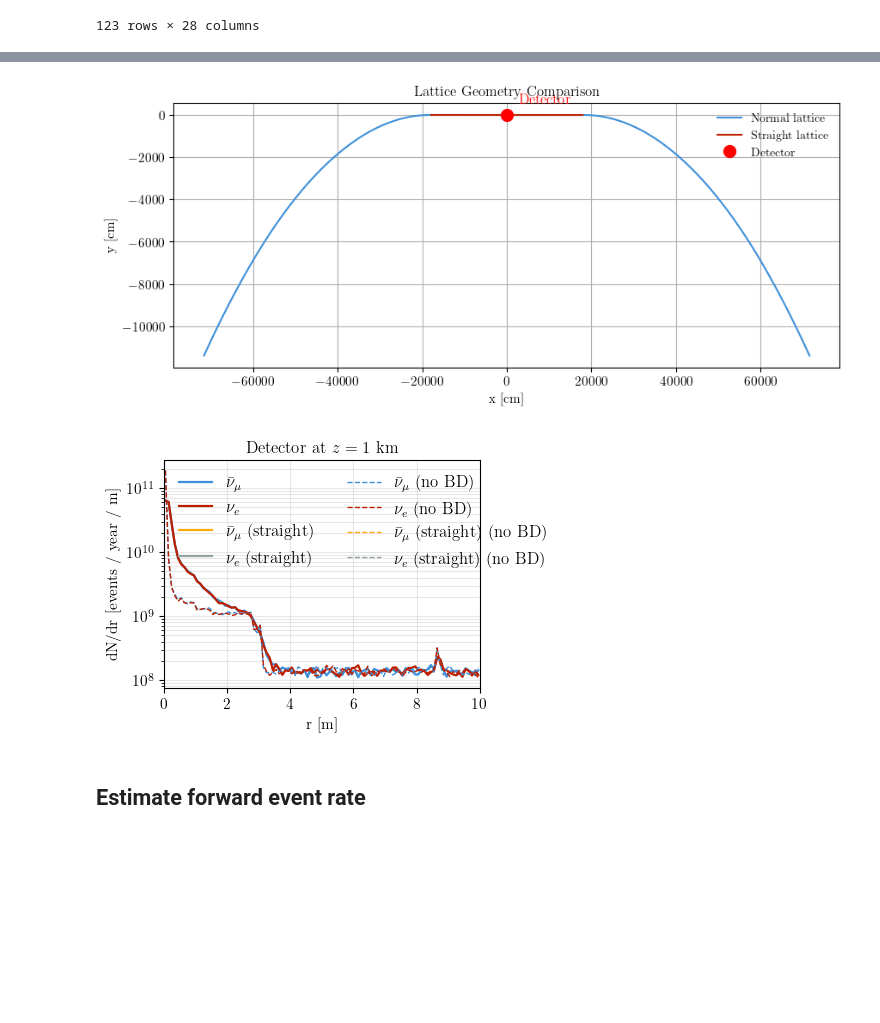
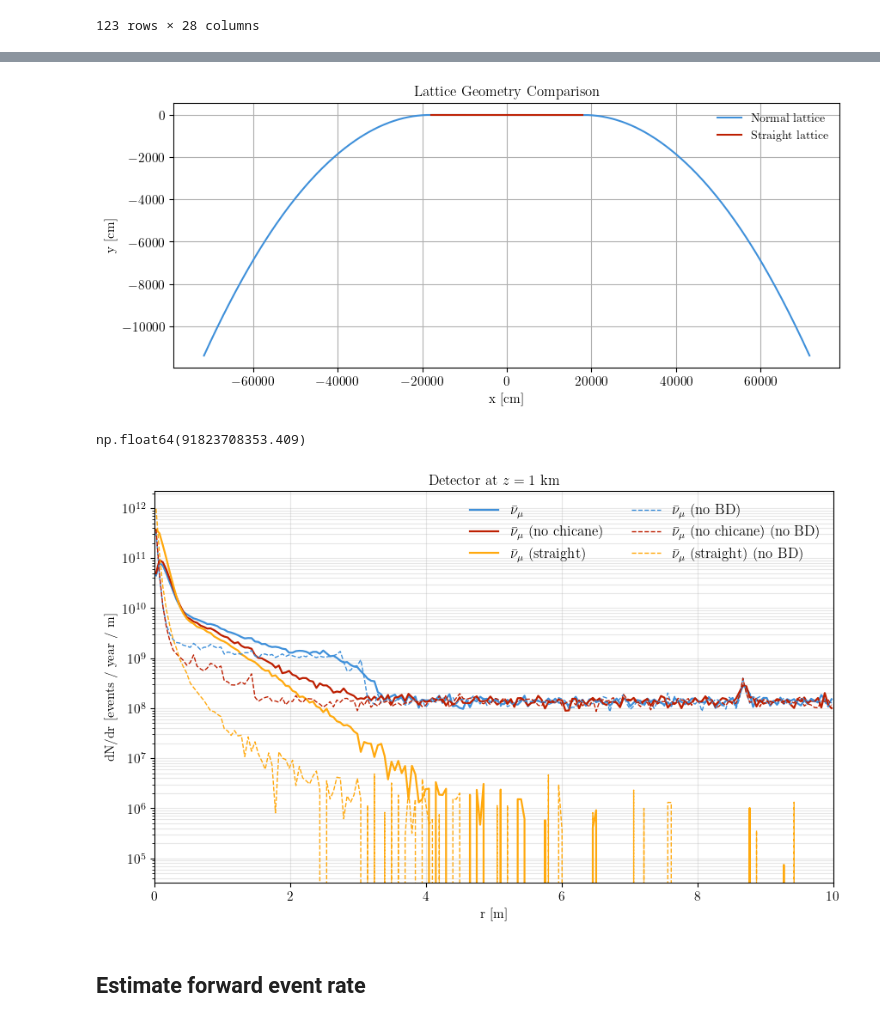
Before and after one commit to jchoi55/MINT, a Jupyter notebook: main_collider_ring_studies.ipynb, the cells around one changed output, grey strips where cells are left out. Cells and saved outputs as stored; diff of their text form; code cells hidden in the pictures; blank space fills up the shorter version.

Commit message:
print out graphs and first attempt at 2D histogram (unfinished)

```diff
--- a/main_collider_ring_studies.ipynb
+++ b/main_collider_ring_studies.ipynb
@@ -231,8 +252,8 @@ rho_g_cm3 = 1.00
 nucleon_column_density = rho_g_cm3 * detector_length_cm / const.m_proton_in_g
 detector_area_cm2 = np.pi * det_radius**2
 
-det_location = np.array([0.0, 0.0, 1e5])  # 1 km downstream
-det_location2 = np.array([0.0, 0.0, -1e5])  # 1 km upstream for mu- decay
+det_location = np.array([0, 0.0, 1e5])  # 1 km downstream
+det_location2 = np.array([0, 0.0, -1e5])  # 1 km upstream for mu- decay
 
 bunches_per_year = (
     ring_lattice.finj
@@ -346,7 +367,7 @@ def get_event_rate_at_annuli_event_based(sim, flavor, det_loc=det_location, r_ed
     dN_dr_per_year_per_m = dN_dr_per_year_per_cm * 100.0
     return dN_dr_per_year_per_m
 # %%
-r_edges = np.linspace(0.0, 10e2, 101)  # cm
+r_edges = np.linspace(0.0, 10e2, 200)  # cm
 dN_dr_per_year_per_m_numubar = get_event_rate_at_annuli_event_based(ring_sims["numubar"], "numubar", r_edges=r_edges)
 dN_dr_per_year_per_m_nue = get_event_rate_at_annuli_event_based(ring_sims["nue"], "nue", r_edges=r_edges)
 dN_dr_per_year_per_m_numubar_noBD = get_event_rate_at_annuli_event_based(ring_sims["numubar_nobd"], "numubar", r_edges=r_edges)
@@ -474,9 +605,9 @@ fig, ax = plt.subplots(figsize=(10, 4))
 ax.plot(ring_lattice.x(u), ring_lattice.y(u), label="Normal lattice")
 ax.plot(new_lattice.x(u), new_lattice.y(u), label="Straight lattice")
 # Mark detector location (projected onto x-y plane)
-if 'det_location' in globals():
-    ax.plot(det_location[0], det_location[1], 'ro', markersize=10, label='Detector')
-    ax.annotate('Detector', (det_location[0], det_location[1]), textcoords="offset points", xytext=(10,10), ha='left', color='red', fontsize=12)
+# if 'det_location' in globals():
+#     ax.plot(det_location[0], det_location[1], 'ro', markersize=10, label='Detector')
+#     ax.annotate('Detector', (det_location[0], det_location[1]), textcoords="offset points", xytext=(10,10), ha='left', color='red', fontsize=12)
 ax.set_xlabel("x [cm]")
 ax.set_ylabel("y [cm]")
 ax.set_title("Lattice Geometry Comparison")
@@ -484,7 +615,7 @@ ax.legend()
 ax.grid(True)
 plt.show()
 # %% [output]
-[figure, old version]
+[figure, new version]
 # %%
 ring_sims_straight = {
     "numubar": MuDecaySimulator(cycles=1e3, muon_polarization=0.0, nuflavor="numubar", direction="right", n_evals=n_evals, beam_dynamics=True),
@@ -499,40 +630,64 @@ for _, sim in ring_sims_straight.items():
+# %%
+ring_sims_no_chicane = {
+    "numubar": MuDecaySimulator(cycles=1e3, muon_polarization=0.0, nuflavor="numubar", direction="right", n_evals=n_evals, beam_dynamics=True),
+    "nue": MuDecaySimulator(cycles=1e3, muon_polarization=0.0, nuflavor="nue", direction="right", n_evals=n_evals, beam_dynamics=True),
+    "numubar_nobd": MuDecaySimulator(cycles=1e3, muon_polarization=0.0, nuflavor="numubar", direction="right", n_evals=n_evals, beam_dynamics=False),
+    "nue_nobd": MuDecaySimulator(cycles=1e3, muon_polarization=0.0, nuflavor="nue", direction="right", n_evals=n_evals, beam_dynamics=False),
+}
+
+for _, IR_sim in ring_sims_no_chicane.items():
+    IR_sim.decay_muons()
+    IR_sim.place_muons_on_lattice(lattice=new_lattice2, direction="clockwise")
 # %%
 dN_dr_per_year_per_m_numubar_straight = get_event_rate_at_annuli_event_based(ring_sims_straight["numubar"], "numubar", r_edges=r_edges)
 dN_dr_per_year_per_m_nue_straight = get_event_rate_at_annuli_event_based(ring_sims_straight["nue"], "nue", r_edges=r_edges)
 dN_dr_per_year_per_m_numubar_noBD_straight = get_event_rate_at_annuli_event_based(ring_sims_straight["numubar_nobd"], "numubar", r_edges=r_edges)
 dN_dr_per_year_per_m_nue_noBD_straight = get_event_rate_at_annuli_event_based(ring_sims_straight["nue_nobd"], "nue", r_edges=r_edges)
+# %%
+dN_dr_per_year_per_m_numubar_no_chicane = get_event_rate_at_annuli_event_based(ring_sims_no_chicane["numubar"], "numubar", r_edges=r_edges)
+dN_dr_per_year_per_m_nue_no_chicane = get_event_rate_at_annuli_event_based(ring_sims_no_chicane["nue"], "nue", r_edges=r_edges)
+dN_dr_per_year_per_m_numubar_noBD_no_chicane = get_event_rate_at_annuli_event_based(ring_sims_no_chicane["numubar_nobd"], "numubar", r_edges=r_edges)
+dN_dr_per_year_per_m_nue_noBD_no_chicane = get_event_rate_at_annuli_event_based(ring_sims_no_chicane["nue_nobd"], "nue", r_edges=r_edges)
+# %%
+np.sum(sim.weights)
+# %% [output]
+np.float64(91823708353.409)
 # %%
 # plot
-fig, ax = pt.std_fig(figsize=(4, 3))
+fig, ax = pt.std_fig(figsize=(10, 6))
 
 r_centers = 0.5 * (r_edges[1:] + r_edges[:-1])
 ax.plot(r_centers/100.0, dN_dr_per_year_per_m_numubar, lw=1.6, label=label["numubar"])
-ax.plot(r_centers/100.0, dN_dr_per_year_per_m_nue, lw=1.6, label=label["nue"])
+# ax.plot(r_centers/100.0, dN_dr_per_year_per_m_nue, lw=1.6, label=label["nue"])
+ax.plot(r_centers/100.0, dN_dr_per_year_per_m_numubar_no_chicane, lw=1.6, label=label["numubar"]+" (no chicane)")
+# ax.plot(r_centers/100.0, dN_dr_per_year_per_m_nue_no_chicane, lw=1.6, label=label["nue"]+" (no chicane)")
 ax.plot(r_centers/100.0, dN_dr_per_year_per_m_numubar_straight, lw=1.6, label=label["numubar"]+" (straight)")
-ax.plot(r_centers/100.0, dN_dr_per_year_per_m_nue_straight, lw=1.6, label=label["nue"]+" (straight)")
+# ax.plot(r_centers/100.0, dN_dr_per_year_per_m_nue_straight, lw=1.6, label=label["nue"]+" (straight)")
 # ax.plot(r_centers/100.0, dN_dr_per_year_per_m_numu, lw=1.6, label=label["numu"])
 
 plt.gca().set_prop_cycle(None)
 
 ax.plot(r_centers/100.0, dN_dr_per_year_per_m_numubar_noBD, lw=1., ls='--', label=label["numubar"]+r' (no BD)')
-ax.plot(r_centers/100.0, dN_dr_per_year_per_m_nue_noBD, lw=1., ls='--', label=label["nue"]+r' (no BD)')
+# ax.plot(r_centers/100.0, dN_dr_per_year_per_m_nue_noBD, lw=1., ls='--', label=label["nue"]+r' (no BD)')
+ax.plot(r_centers/100.0, dN_dr_per_year_per_m_numubar_noBD_no_chicane, lw=1., ls='--', label=label["numubar"]+" (no chicane)"+r' (no BD)')
+# ax.plot(r_centers/100.0, dN_dr_per_year_per_m_nue_noBD_no_chicane, lw=1., ls='--', label=label["nue"]+" (no chicane)"+r' (no BD)')
 ax.plot(r_centers/100.0, dN_dr_per_year_per_m_numubar_noBD_straight, lw=1., ls='--', label=label["numubar"]+" (straight)"+r' (no BD)')
-ax.plot(r_centers/100.0, dN_dr_per_year_per_m_nue_noBD_straight, lw=1., ls='--', label=label["nue"]+" (straight)"+r' (no BD)')
+# ax.plot(r_centers/100.0, dN_dr_per_year_per_m_nue_noBD_straight, lw=1., ls='--', label=label["nue"]+" (straight)"+r' (no BD)')
 # ax.plot(r_centers/100.0, dN_dr_per_year_per_m_numu_noBD, lw=1., ls='--', label=label["numu"]+r' (no BD)')
 
 ax.set_xlabel("r [m]")
 ax.set_ylabel("dN/dr [events / year / m]")
 ax.set_xlim(0, 10)
 # ax.set_xscale
 ax.grid(True, which='both', ls='-', alpha=0.3)
 #ax.set_ylim(1e9, 4e11)
 ax.set_yscale('log')
 ax.legend(frameon=False, fontsize=12, ncol=2)
 ax.set_title(r"Detector at $z = 1$ km")
 fig.tight_layout()
 fig.savefig("plots/hybrid_v06_event_rate_radial.pdf", dpi=300, bbox_inches="tight")
 # %% [output]
-[figure, old version]
+[figure, new version]
 # %% [markdown]
 ## Estimate forward event rate
 # %%
```
Also changed, not shown: parts of 16 cells of this notebook, 15 other files.
